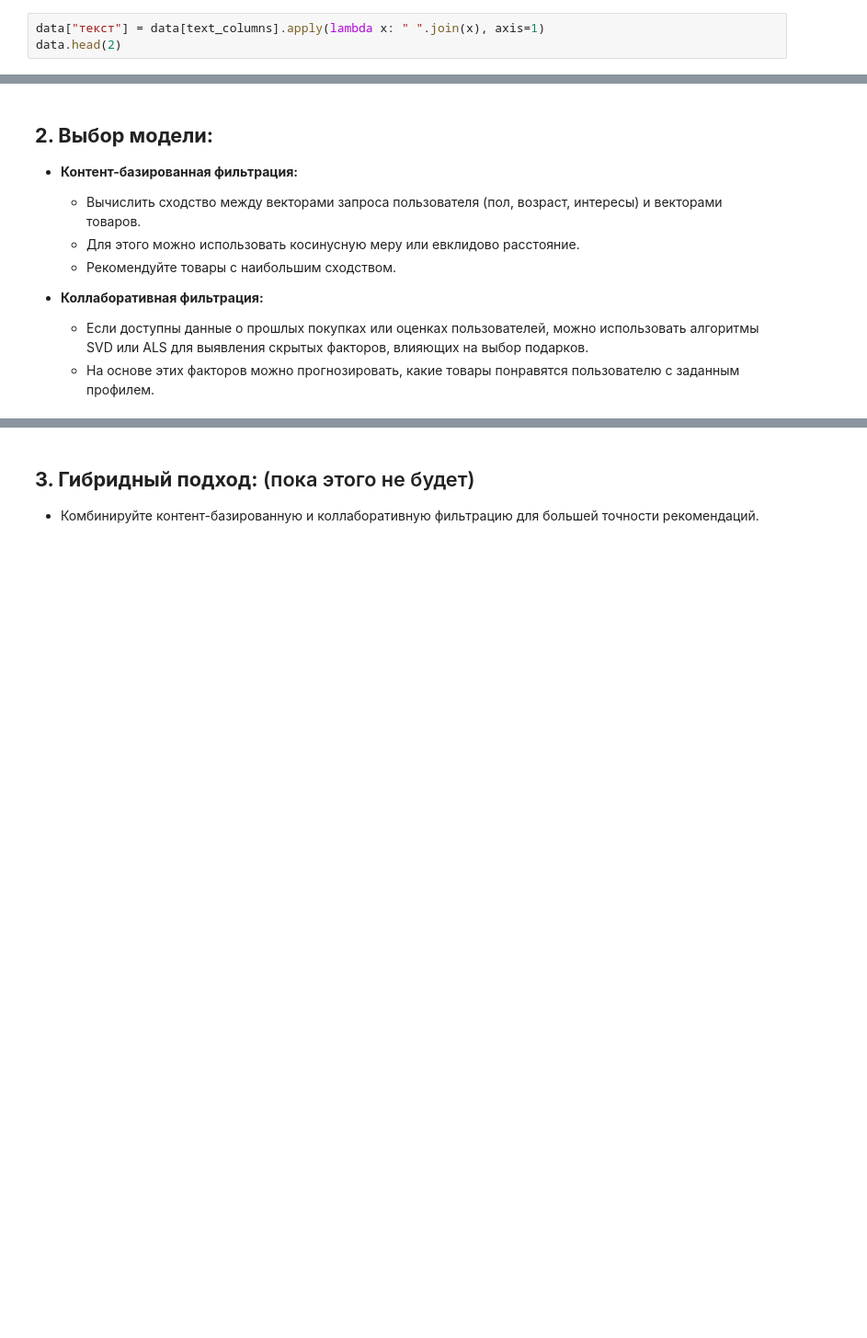
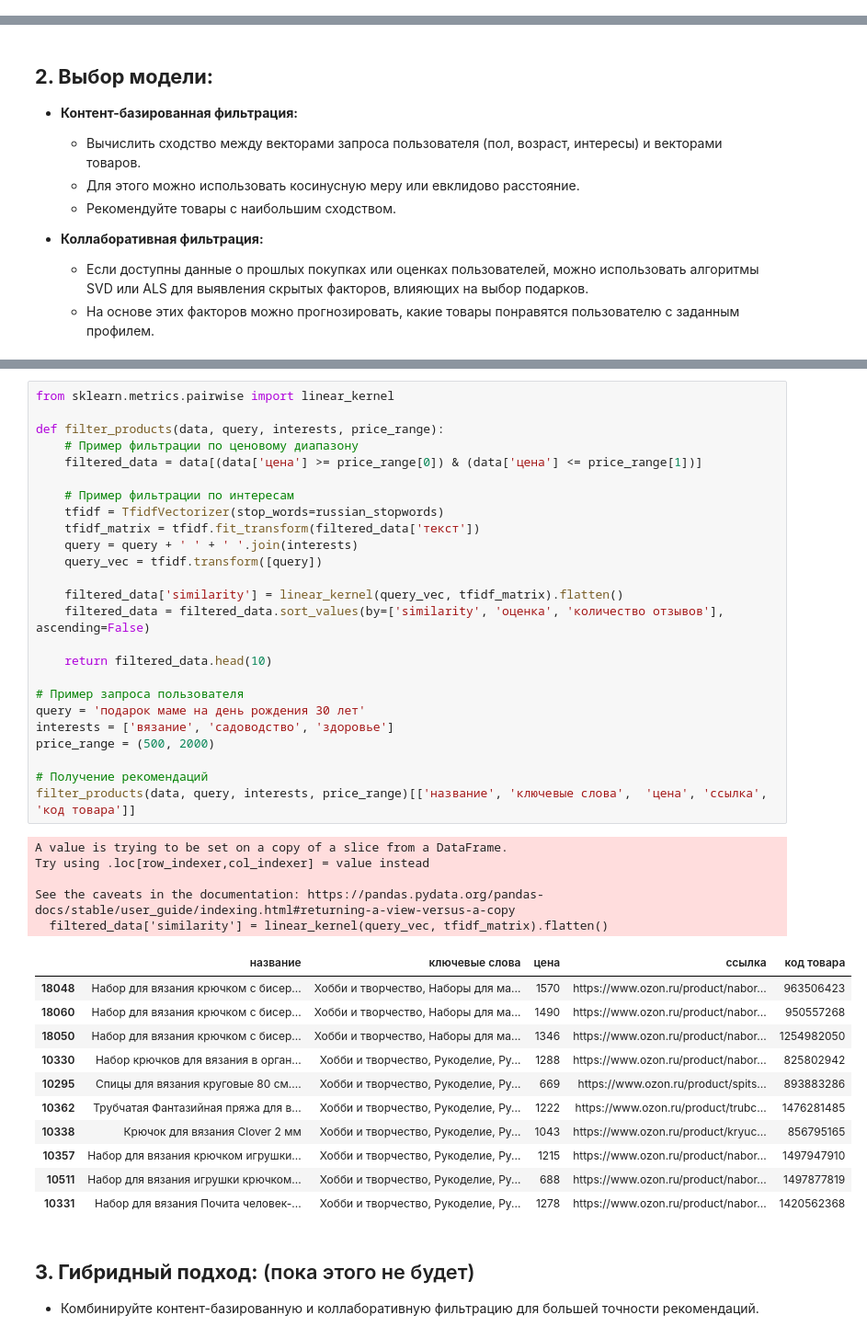
Before and after one commit to tutsilianna/Gift_Recommendation_System, a Jupyter notebook: Gift_Recommendation_System.ipynb, the cells around one changed output, grey strips where cells are left out. Shown at 92% size. Cells and saved outputs as stored; diff of their text form; blank space fills up the shorter version.

```diff
--- a/Gift_Recommendation_System.ipynb
+++ b/Gift_Recommendation_System.ipynb
@@ -221,5 +354,2 @@ data[text_columns].head(3)
 # %% [markdown]
 ### **Векторизация данных:** TF-IDF и word2vec для преобразования текстовых данных ("название", "описание" и "ключевые слова") в числовые векторы.
-# %%
-data["текст"] = data[text_columns].apply(lambda x: " ".join(x), axis=1)
-data.head(2)
@@ -378,3 +439,45 @@ recommendations[["название", "цена"]]
+# %%
+from sklearn.metrics.pairwise import linear_kernel
+
+def filter_products(data, query, interests, price_range):
+    # Пример фильтрации по ценовому диапазону
+    filtered_data = data[(data['цена'] >= price_range[0]) & (data['цена'] <= price_range[1])]
+
+    # Пример фильтрации по интересам
+    tfidf = TfidfVectorizer(stop_words=russian_stopwords)
+    tfidf_matrix = tfidf.fit_transform(filtered_data['текст'])
+    query = query + ' ' + ' '.join(interests)
+    query_vec = tfidf.transform([query])
+
+    filtered_data['similarity'] = linear_kernel(query_vec, tfidf_matrix).flatten()
+    filtered_data = filtered_data.sort_values(by=['similarity', 'оценка', 'количество отзывов'], ascending=False)
+
+    return filtered_data.head(10)
+
+# Пример запроса пользователя
+query = 'подарок маме на день рождения 30 лет'
+interests = ['вязание', 'садоводство', 'здоровье']
+price_range = (500, 2000)
+
+# Получение рекомендаций
+filter_products(data, query, interests, price_range)[['название', 'ключевые слова',  'цена', 'ссылка', 'код товара']]
+# %% [output]
+A value is trying to be set on a copy of a slice from a DataFrame.
+Try using .loc[row_indexer,col_indexer] = value instead
+
+See the caveats in the documentation: https://pandas.pydata.org/pandas-docs/stable/user_guide/indexing.html#returning-a-view-versus-a-copy
+  filtered_data['similarity'] = linear_kernel(query_vec, tfidf_matrix).flatten()
+|  | название | ключевые слова | цена | ссылка | код товара |
+| 18048 | Набор для вязания крючком с бисер... | Хобби и творчество, Наборы для ма... | 1570 | https://www.ozon.ru/product/nabor... | 963506423 |
+| 18060 | Набор для вязания крючком с бисер... | Хобби и творчество, Наборы для ма... | 1490 | https://www.ozon.ru/product/nabor... | 950557268 |
+| 18050 | Набор для вязания крючком с бисер... | Хобби и творчество, Наборы для ма... | 1346 | https://www.ozon.ru/product/nabor... | 1254982050 |
+| 10330 | Набор крючков для вязания в орган... | Хобби и творчество, Рукоделие, Ру... | 1288 | https://www.ozon.ru/product/nabor... | 825802942 |
+| 10295 | Спицы для вязания круговые 80 см.... | Хобби и творчество, Рукоделие, Ру... | 669 | https://www.ozon.ru/product/spits... | 893883286 |
+| 10362 | Трубчатая Фантазийная пряжа для в... | Хобби и творчество, Рукоделие, Ру... | 1222 | https://www.ozon.ru/product/trubc... | 1476281485 |
+| 10338 | Крючок для вязания Clover 2 мм | Хобби и творчество, Рукоделие, Ру... | 1043 | https://www.ozon.ru/product/kryuc... | 856795165 |
+| 10357 | Набор для вязания крючком игрушки... | Хобби и творчество, Рукоделие, Ру... | 1215 | https://www.ozon.ru/product/nabor... | 1497947910 |
+| 10511 | Набор для вязания игрушки крючком... | Хобби и творчество, Рукоделие, Ру... | 688 | https://www.ozon.ru/product/nabor... | 1497877819 |
+| 10331 | Набор для вязания Почита человек-... | Хобби и творчество, Рукоделие, Ру... | 1278 | https://www.ozon.ru/product/nabor... | 1420562368 |
 # %% [markdown]
 ## **3.  Гибридный подход:** (пока этого не будет)
 
```
Also changed, not shown: parts of 22 cells of this notebook.
